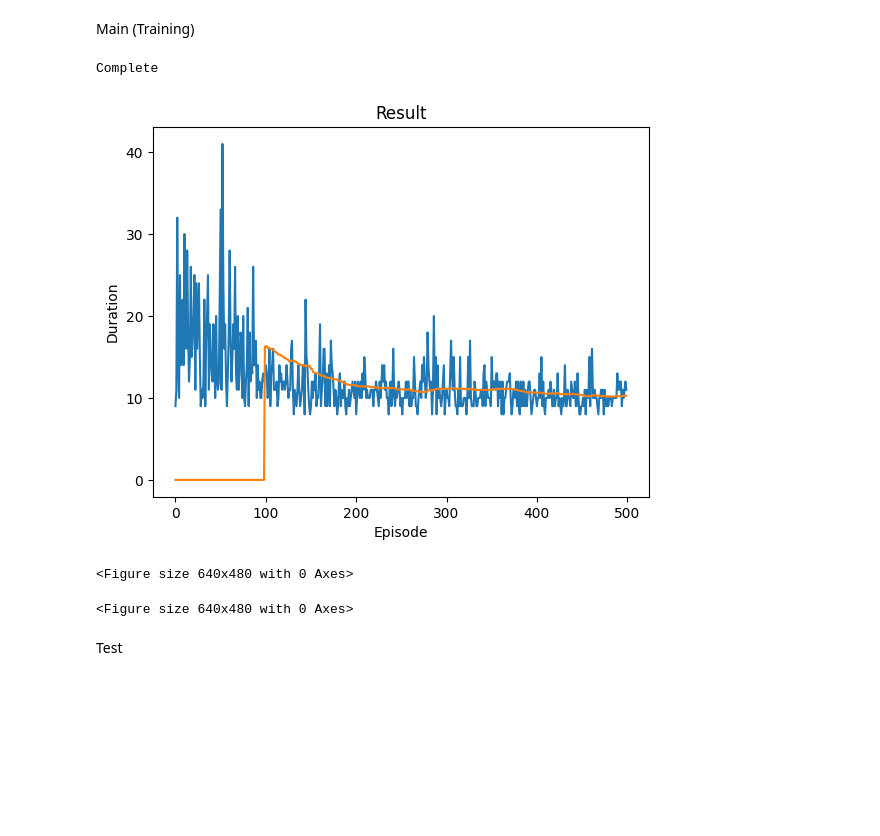
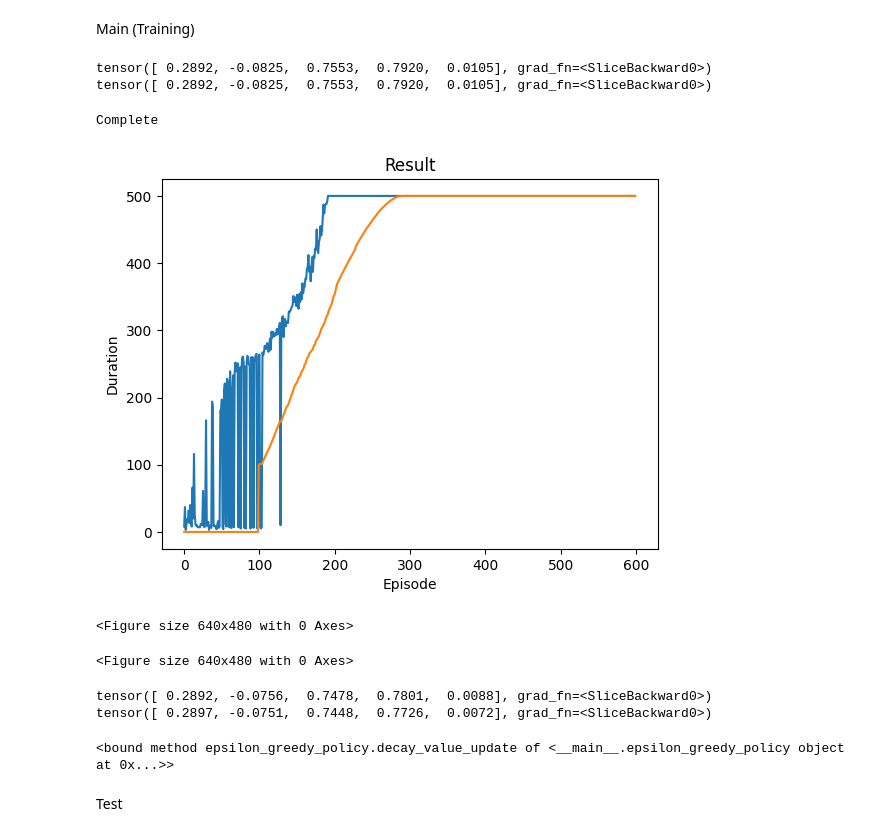
Before and after one commit to TyBruceChen/DRL-DeepQNetwork-training-failures-summarise, a Jupyter notebook: Nov_05_2024_DQN_test.ipynb, the cells around one changed output. Cells and saved outputs as stored; diff of their text form; code cells hidden in the pictures; blank space fills up the shorter version.

```diff
--- a/Nov_05_2024_DQN_test.ipynb
+++ b/Nov_05_2024_DQN_test.ipynb
@@ -61,9 +55,9 @@ class DQN(nn.Module):
 
     def __init__(self, n_observations, n_actions):
         super(DQN, self).__init__()
-        self.layer1 = nn.Linear(n_observations, 512)
-        self.layer2 = nn.Linear(512, 256)
-        self.layer3 = nn.Linear(256, n_actions)
+        self.layer1 = nn.Linear(n_observations, 128)
+        self.layer2 = nn.Linear(128, 128)
+        self.layer3 = nn.Linear(128, n_actions)
 
     # Called with either one element to determine next action, or a batch
     # during optimization. Returns tensor([[left0exp,right0exp]...]).
@@ -93,10 +87,10 @@ memory_buffer = Replay_buffer()
 # %% [markdown]
 Action Policy
 # %%
-action_set = [0,1]
-DECAY_FACTOR = 0.85
-DECAY_END = 0.1
-DECAY_EPS = 2000
+action_set = [a for a in range(env.action_space.n)]
+DECAY_FACTOR = 0.9
+DECAY_END = 0.05
+DECAY_EPS = 1000
 state_dtype = torch.float32
 
 class epsilon_greedy_policy():
@@ -109,10 +103,14 @@ class epsilon_greedy_policy():
     def take_action(self, Q_estimation, state, verbose = False):
         random_value = random.random()
         if random_value < self.decay_value :
-            action = random.choice(action_set)
+            action = self.take_action_random()
         else:   #Q-learning feature
             action = self.take_action_policy(Q_estimation, state, verbose)
         self.decay_value_update()
+        return action
+
+    def take_action_random(self):
+        action = env.action_space.sample()
         return action
 
     def take_action_policy(self, Q_estimation,state, verbose = False):
@@ -182,15 +187,23 @@ criterion = nn.SmoothL1Loss()
+# %%
+print(target_net.layer1.bias[:5])
+print(policy_net.layer1.bias[:5])
+# %% [output]
+tensor([ 0.2892, -0.0825,  0.7553,  0.7920,  0.0105], grad_fn=<SliceBackward0>)
+tensor([ 0.2892, -0.0825,  0.7553,  0.7920,  0.0105], grad_fn=<SliceBackward0>)
 # %%
-BATCH_SIZE = 16
+BATCH_SIZE = 64
 state_dtype = torch.float32
-reward_dtype = torch.int8
+reward_dtype = torch.int16
 GAMMA = 0.99
-TAU = 0.04
+TAU = 0.005
+Alpha = 0.1
 
 memory_buffer = Replay_buffer()
 
+total_step = 0
 def model_train():
-    if len(memory_buffer) <= 10*BATCH_SIZE:
-        return
+    if len(memory_buffer) <= BATCH_SIZE:
+        return 0
     batch = memory_buffer.sample(BATCH_SIZE)  #a list was return, use special * operator to unpack when feeding into function
     #the return value is like [#step1: (state, action, next_state, reward), #step2 ...,] we need to convert them into model-friendly format
     ## state: [#step1, #step2], action: [#1,#2,], ... and for convience, we can capsulate them with names by namedtuple
@@ -207,63 +220,93 @@ def model_train():
     non_zero_next_state = torch.tensor(next_state, dtype = state_dtype)[next_state_mask]   #mannually set the terminated state to [0,0,...]
     next_Q_values = torch.zeros(BATCH_SIZE)
 
+    policy_net.train()
+    optimizer.zero_grad()
     current_Q_values = policy_net(state).max(1).values
     with torch.no_grad():
         next_Q_values[next_state_mask] = target_net(non_zero_next_state).max(1).values #by definition of MDP, the rewards of terminated (final) state should be 0
 
+
     #temporal_differential_error = reward + GAMMA*next_Q_values - current_Q_values
     expected_rewards = reward + GAMMA*next_Q_values
 
-    loss = criterion(expected_rewards, current_Q_values)
-    optimizer.zero_grad()
+    loss = criterion(Alpha*current_Q_values, Alpha*expected_rewards)
     loss.backward()
+
+    #print('Loss:{}'.format(loss))
     #print(f'Target Q value:{expected_rewards}, current Q value:{current_Q_values}')
     #print(loss)
 
-    torch.nn.utils.clip_grad_value_(policy_net.parameters(), 100)   #limit the gradient value
+    #torch.nn.utils.clip_grad_value_(policy_net.parameters(), 100)   #limit the gradient value
+    for param in policy_net.parameters():
+        param.grad.data.clamp_(-1, 1)
     optimizer.step()
 
 
 
 def train():
     state, _info = env.reset()
+    max_cumulated_reward = 0
     for i in range(num_episodes):
     # action generation for replay buffer
+        cumulated_reward = 0
         for j in count():
+
             action = action_policy.take_action(Q_estimation = policy_net, state = state)
             next_state, reward, terminated, truncated, _ = env.step(action)
             if terminated == True or truncated:
-                next_state = [0,0,0,0]
+                next_state = [0. for i in range(env.observation_space.shape[0])]
+            #mul_fun = lambda x: x*100
+            #state = list(map(mul_fun, state))
+            #next_state = list(map(mul_fun, next_state))
+            if terminated == True:
+                reward = -5  #choose the skewed value for terminate (penalty)
             memory_buffer.push(*[state, action, next_state, reward])
 
     # batch sampling from memory for model training
             model_train()
 
+            cumulated_reward += reward
+
+
             if terminated == True or truncated == True:
                 state, _info = env.reset()
-                episode_durations.append(j+1)
+                if cumulated_reward > max_cumulated_reward:
+                    max_cumulated_reward = cumulated_reward
+                    torch.save(policy_net, 'DQN{}.pt'.format(i))
                 break
             else:
                 state = next_state
+
+        episode_durations.append(cumulated_reward)
         target_net_state_dict = target_net.state_dict()
         policy_net_parameters = policy_net.state_dict()
 
         for key in target_net_state_dict.keys():
             target_net_state_dict[key] = policy_net_parameters[key] * TAU + target_net_state_dict[key]*(1-TAU)
 
         target_net.load_state_dict(target_net_state_dict)
         plot_durations()
 
 train()
+env.close()
 print('Complete')
 plot_durations(show_result=True)
 plt.ioff()
 plt.show()
 # %% [output]
 Complete
-[figure, old version]
+[figure, new version]
 <Figure size 640x480 with 0 Axes>
 <Figure size 640x480 with 0 Axes>
+# %%
+print(target_net.layer1.bias[:5])
+print(policy_net.layer1.bias[:5])
+action_policy.decay_value_update
+# %% [output]
+tensor([ 0.2892, -0.0756,  0.7478,  0.7801,  0.0088], grad_fn=<SliceBackward0>)
+tensor([ 0.2897, -0.0751,  0.7448,  0.7726,  0.0072], grad_fn=<SliceBackward0>)
+<bound method epsilon_greedy_policy.decay_value_update of <__main__.epsilon_greedy_policy object at 0x...>>
 # %% [markdown]
 Test
 # %%
```
Also changed, not shown: parts of 5 cells of this notebook, 4 other files.
